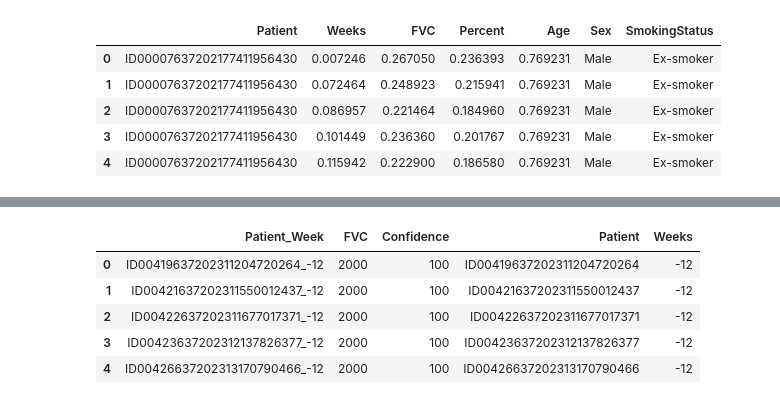
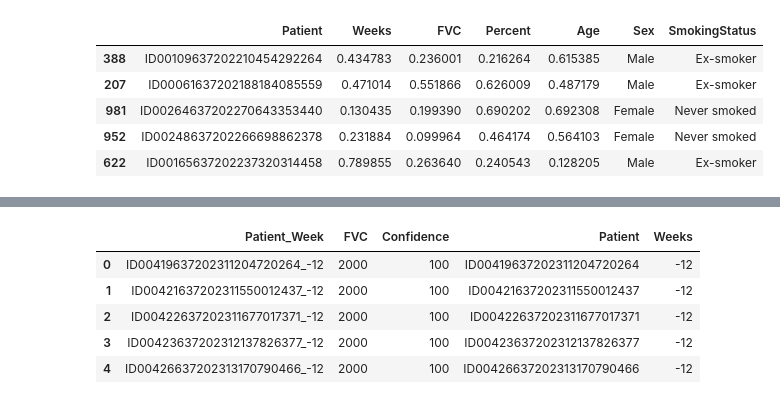
Before and after one commit to jonykarki/Kaggle-OSIC-Pulmonary-Fibrosis-Progression, a Jupyter notebook: Pytorch_QR/main.ipynb, the cells around one changed output, grey strips where cells are left out. Cells and saved outputs as stored; diff of their text form; code cells hidden in the pictures.

```diff
--- a/Pytorch_QR/main.ipynb
+++ b/Pytorch_QR/main.ipynb
@@ -57,12 +38,12 @@ train_df[SCALE_COLUMNS] = MIN_MAX_SCALER.fit_transform(train_df[SCALE_COLUMNS])
-# %%
-train_df.head()
-# %% [output]
-|  | Patient | Weeks | FVC | Percent | Age | Sex | SmokingStatus |
-| 0 | ID00007637202177411956430 | 0.007246 | 0.267050 | 0.236393 | 0.769231 | Male | Ex-smoker |
-| 1 | ID00007637202177411956430 | 0.072464 | 0.248923 | 0.215941 | 0.769231 | Male | Ex-smoker |
-| 2 | ID00007637202177411956430 | 0.086957 | 0.221464 | 0.184960 | 0.769231 | Male | Ex-smoker |
-| 3 | ID00007637202177411956430 | 0.101449 | 0.236360 | 0.201767 | 0.769231 | Male | Ex-smoker |
-| 4 | ID00007637202177411956430 | 0.115942 | 0.222900 | 0.186580 | 0.769231 | Male | Ex-smoker |
+# %%
+train_df.sample(5)
+# %% [output]
+|  | Patient | Weeks | FVC | Percent | Age | Sex | SmokingStatus |
+| 388 | ID00109637202210454292264 | 0.434783 | 0.236001 | 0.216264 | 0.615385 | Male | Ex-smoker |
+| 207 | ID00061637202188184085559 | 0.471014 | 0.551866 | 0.626009 | 0.487179 | Male | Ex-smoker |
+| 981 | ID00264637202270643353440 | 0.130435 | 0.199390 | 0.690202 | 0.692308 | Female | Never smoked |
+| 952 | ID00248637202266698862378 | 0.231884 | 0.099964 | 0.464174 | 0.564103 | Female | Never smoked |
+| 622 | ID00165637202237320314458 | 0.789855 | 0.263640 | 0.240543 | 0.128205 | Male | Ex-smoker |
 # %%
 # REMOVE THE ONES FROM THE TRAIN_DF THAT ARE PRESENT IN TEST_DF AS WELL
 # %%
```
Also changed, not shown: parts of 11 cells of this notebook.
